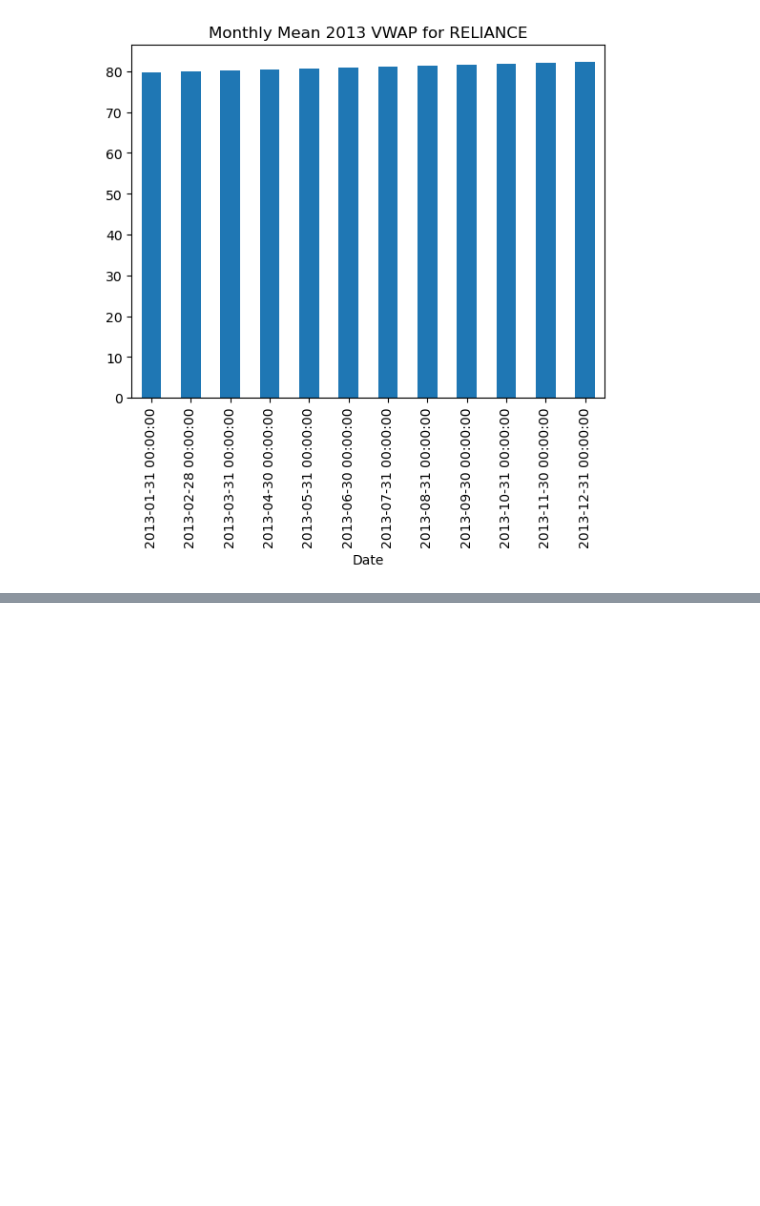
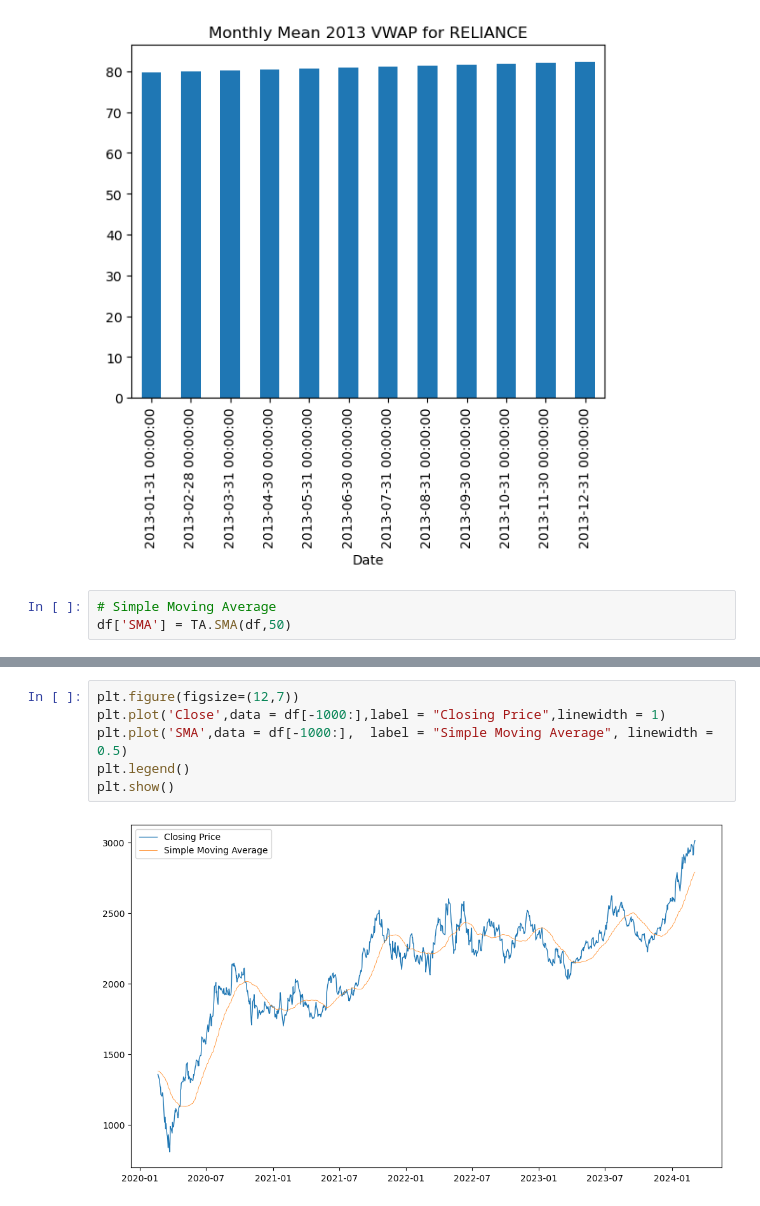
Before and after one commit to HP3-16/time-series-stocks, a Jupyter notebook: main_update_v1.ipynb, the cells around one changed output, grey strips where cells are left out. Saved outputs shown, nothing was run; the diff lists cells and outputs as text; blank space fills up the shorter version.

```diff
--- a/main_update_v1.ipynb
+++ b/main_update_v1.ipynb
@@ -121,3 +124,6 @@ plt.title('Monthly Mean 2013 VWAP for RELIANCE')
 # %% [output]
 Text(0.5, 1.0, 'Monthly Mean 2013 VWAP for RELIANCE')
 [figure]
+# %%
+# Simple Moving Average
+df['SMA'] = TA.SMA(df,50)
@@ -123,0 +147,8 @@ Text(0.5, 1.0, 'Monthly Mean 2013 VWAP for RELIANCE')
+# %%
+plt.figure(figsize=(12,7))
+plt.plot('Close',data = df[-1000:],label = "Closing Price",linewidth = 1)
+plt.plot('SMA',data = df[-1000:],  label = "Simple Moving Average", linewidth = 0.5)
+plt.legend()
+plt.show()
+# %% [output]
+[figure, added]
```
Also changed, not shown: parts of 5 cells of this notebook.
